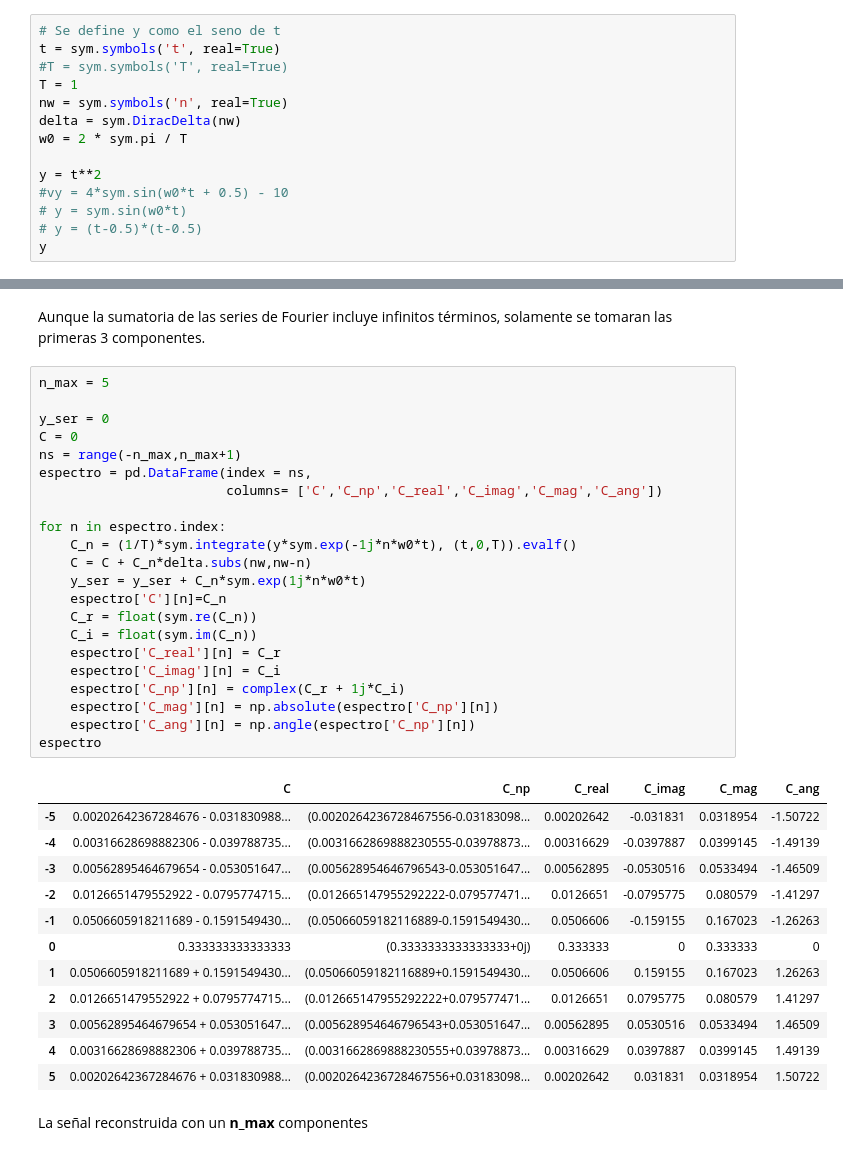
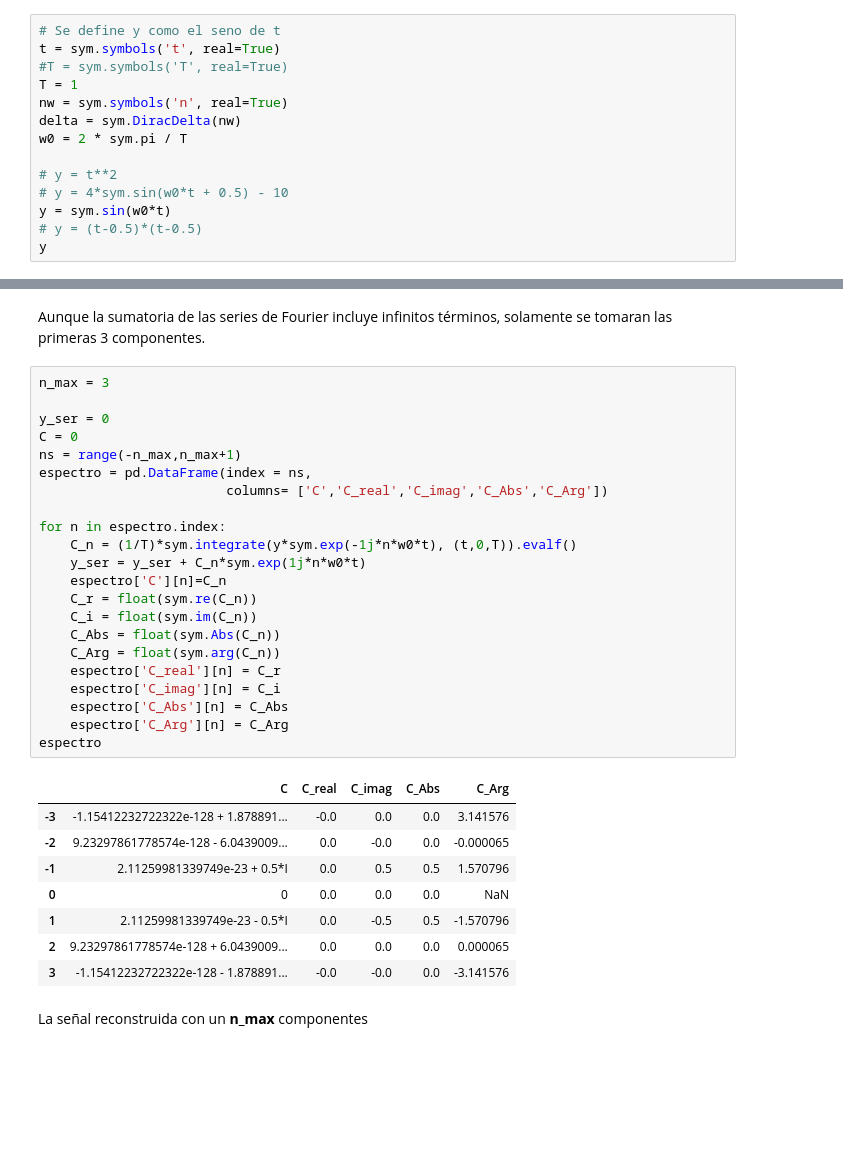
Before and after one commit to pierrediazp/Se-ales_y_Sistemas, a Jupyter notebook: 04_Series_de_Fourier.ipynb, the cells around one changed output, grey strips where cells are left out. Drawn from its saved outputs; the diff is of its cells as text; blank space fills up the shorter version.

```diff
--- a/04_Series_de_Fourier.ipynb
+++ b/04_Series_de_Fourier.ipynb
@@ -125,9 +121,9 @@ nw = sym.symbols('n', real=True)
 delta = sym.DiracDelta(nw)
 w0 = 2 * sym.pi / T
 
-y = t**2
-#vy = 4*sym.sin(w0*t + 0.5) - 10
-# y = sym.sin(w0*t)
+# y = t**2
+# y = 4*sym.sin(w0*t + 0.5) - 10
+y = sym.sin(w0*t)
 # y = (t-0.5)*(t-0.5)
 y
 # %% [output]
@@ -135,40 +131,36 @@ y
 # %% [markdown]
 Aunque la sumatoria de las series de Fourier incluye infinitos términos, solamente se tomaran las primeras 3 componentes.
 # %%
-n_max = 5
+n_max = 3
 
 y_ser = 0
 C = 0
 ns = range(-n_max,n_max+1)
 espectro = pd.DataFrame(index = ns,
-                        columns= ['C','C_np','C_real','C_imag','C_mag','C_ang'])
+                        columns= ['C','C_real','C_imag','C_Abs','C_Arg'])
 
 for n in espectro.index:
     C_n = (1/T)*sym.integrate(y*sym.exp(-1j*n*w0*t), (t,0,T)).evalf()
-    C = C + C_n*delta.subs(nw,nw-n)
     y_ser = y_ser + C_n*sym.exp(1j*n*w0*t)
     espectro['C'][n]=C_n
     C_r = float(sym.re(C_n))
     C_i = float(sym.im(C_n))
+    C_Abs = float(sym.Abs(C_n))
+    C_Arg = float(sym.arg(C_n))
     espectro['C_real'][n] = C_r
     espectro['C_imag'][n] = C_i
-    espectro['C_np'][n] = complex(C_r + 1j*C_i)
-    espectro['C_mag'][n] = np.absolute(espectro['C_np'][n])
-    espectro['C_ang'][n] = np.angle(espectro['C_np'][n])
+    espectro['C_Abs'][n] = C_Abs
+    espectro['C_Arg'][n] = C_Arg
 espectro
 # %% [output]
-|  | C | C_np | C_real | C_imag | C_mag | C_ang |
-| -5 | 0.00202642367284676 - 0.031830988... | (0.0020264236728467556-0.03183098... | 0.00202642 | -0.031831 | 0.0318954 | -1.50722 |
-| -4 | 0.00316628698882306 - 0.039788735... | (0.0031662869888230555-0.03978873... | 0.00316629 | -0.0397887 | 0.0399145 | -1.49139 |
-| -3 | 0.00562895464679654 - 0.053051647... | (0.005628954646796543-0.053051647... | 0.00562895 | -0.0530516 | 0.0533494 | -1.46509 |
-| -2 | 0.0126651479552922 - 0.0795774715... | (0.012665147955292222-0.079577471... | 0.0126651 | -0.0795775 | 0.080579 | -1.41297 |
-| -1 | 0.0506605918211689 - 0.1591549430... | (0.05066059182116889-0.1591549430... | 0.0506606 | -0.159155 | 0.167023 | -1.26263 |
-| 0 | 0.333333333333333 | (0.3333333333333333+0j) | 0.333333 | 0 | 0.333333 | 0 |
-| 1 | 0.0506605918211689 + 0.1591549430... | (0.05066059182116889+0.1591549430... | 0.0506606 | 0.159155 | 0.167023 | 1.26263 |
-| 2 | 0.0126651479552922 + 0.0795774715... | (0.012665147955292222+0.079577471... | 0.0126651 | 0.0795775 | 0.080579 | 1.41297 |
-| 3 | 0.00562895464679654 + 0.053051647... | (0.005628954646796543+0.053051647... | 0.00562895 | 0.0530516 | 0.0533494 | 1.46509 |
-| 4 | 0.00316628698882306 + 0.039788735... | (0.0031662869888230555+0.03978873... | 0.00316629 | 0.0397887 | 0.0399145 | 1.49139 |
-| 5 | 0.00202642367284676 + 0.031830988... | (0.0020264236728467556+0.03183098... | 0.00202642 | 0.031831 | 0.0318954 | 1.50722 |
+|  | C | C_real | C_imag | C_Abs | C_Arg |
+| -3 | -1.15412232722322e-128 + 1.878891... | -0.0 | 0.0 | 0.0 | 3.141576 |
+| -2 | 9.23297861778574e-128 - 6.0439009... | 0.0 | -0.0 | 0.0 | -0.000065 |
+| -1 | 2.11259981339749e-23 + 0.5*I | 0.0 | 0.5 | 0.5 | 1.570796 |
+| 0 | 0 | 0.0 | 0.0 | 0.0 | NaN |
+| 1 | 2.11259981339749e-23 - 0.5*I | 0.0 | -0.5 | 0.5 | -1.570796 |
+| 2 | 9.23297861778574e-128 + 6.0439009... | 0.0 | 0.0 | 0.0 | 0.000065 |
+| 3 | -1.15412232722322e-128 - 1.878891... | -0.0 | -0.0 | 0.0 | -3.141576 |
 # %% [markdown]
 La señal reconstruida con un **n_max** componentes
 # %%
```
Also changed, not shown: parts of 7 cells of this notebook.
